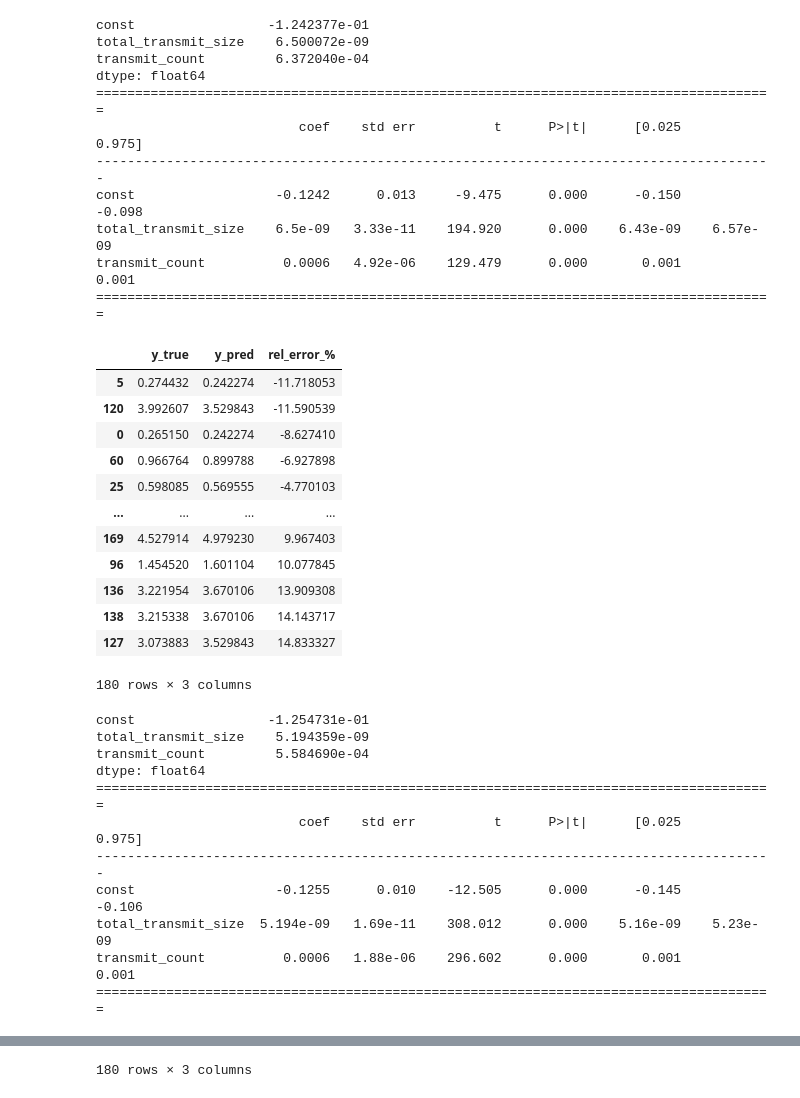
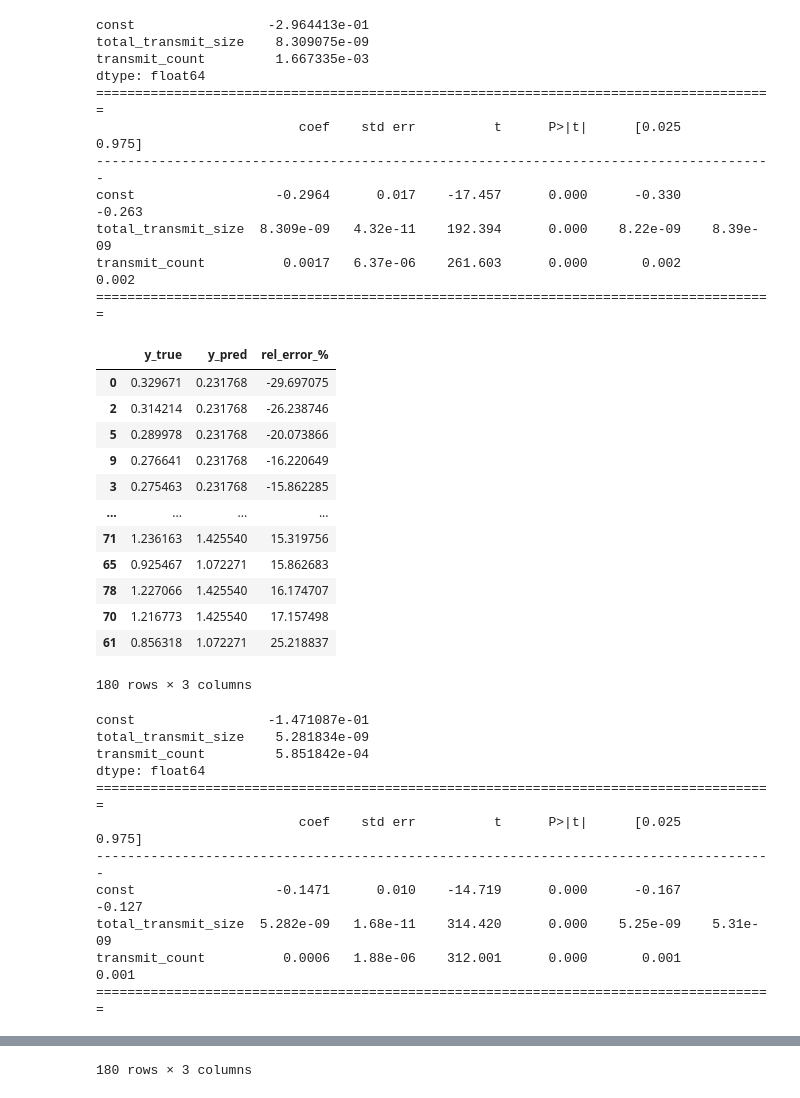
Before and after one commit to Dogacel/Uniference, a Jupyter notebook: notebooks/network_viz.ipynb, the cells around one changed output, grey strips where cells are left out. Saved outputs shown, nothing was run; the diff lists cells and outputs as text; code cells hidden in the pictures.

```diff
--- a/notebooks/network_viz.ipynb
+++ b/notebooks/network_viz.ipynb
@@ -656,7 +265,0 @@ params: [9.54263144e-04 3.06685520e-08 2.94973505e-08 8.38860843e+06]
-# %%
-params = train_model(df)
-
-r1 = bytes_transferred_in_window(0.04, 0.12, *params)
-print(bytes_to_size(r1))
-
-print(duration_for(0.04, size_to_bytes("7.19MB"), *params))
@@ -669,26 +337,36 @@ params: [9.54263144e-04 3.06685520e-08 2.94973505e-08 8.38860843e+06]
 # %%
-with open('../results/rtp4_sim.json', 'r') as f:
+device_count = 2
+
+with open(f'../results/rtp{device_count}_sim.json', 'r') as f:
     sim_rtp_data = json.load(f)
 
-with open('../results/rtp4_orin.json', 'r') as f:
+with open(f'../results/rtp{device_count}_orin.json', 'r') as f:
     orin_rtp_data = json.load(f)
 
 sim_rtp_df = pd.DataFrame(sim_rtp_data)
 orin_rtp_df = pd.DataFrame(orin_rtp_data)
+
+# Normalize the communication and transmission parameters based on device count
+# Scale bandwidth with device_count because each device sends/receives that much more data in total.
+# I.e. a single device transfers 1 chunk to (device_count - 1) other devices, repeated by device_count devices.
+# So total bandwidth usage scales with device_count * (device_count - 1).
+orin_rtp_df.loc[:, "total_transmit_size"] = orin_rtp_df["total_transmit_size"] * (device_count)
+# The overhead of transmit_count is per transfer, not per device.
+orin_rtp_df.loc[:, "transmit_count"] = orin_rtp_df["transmit_count"] * (device_count - 1)
 # %%
 import pandas as pd
 
 # Assuming sim_rtp_df and orin_rtp_df have matching rows by index
-device_count = 4
 comparison_df = pd.DataFrame({
     'prompt_length': sim_rtp_df['prompt_length'],
     'max_tokens': sim_rtp_df['max_tokens'],
-    'sim_duration': sim_rtp_df['total_transmit_duration'] / device_count,  # scaled for 4 devices
+    'transmit_count': sim_rtp_df['transmit_count'],
+    'sim_duration': sim_rtp_df['total_transmit_duration'] / (device_count), # Total duration divided by number of devices, because they run in parallel
     'orin_duration': orin_rtp_df['total_transmit_duration'],
-    'duration_rel_error': ((sim_rtp_df['total_transmit_duration'] / device_count - orin_rtp_df['total_transmit_duration']) / orin_rtp_df['total_transmit_duration']) * 100,  # % error
-    'sim_size': sim_rtp_df['total_transmit_size'] / device_count,  # scaled for 4 devices
+    'duration_rel_error': ((sim_rtp_df['total_transmit_duration'] / (device_count) - orin_rtp_df['total_transmit_duration']) / orin_rtp_df['total_transmit_duration']) * 100,  # % error
+    'sim_size': sim_rtp_df['total_transmit_size'],
     'orin_size': orin_rtp_df['total_transmit_size'],
-    'size_rel_error': ((sim_rtp_df['total_transmit_size'] / device_count - orin_rtp_df['total_transmit_size']) / orin_rtp_df['total_transmit_size']) * 100  # % error
+    'size_rel_error': ((sim_rtp_df['total_transmit_size'] - orin_rtp_df['total_transmit_size']) / orin_rtp_df['total_transmit_size']) * 100  # % error
 })
 
 # Format the DataFrame for display
@@ -713,6 +391,3 @@ fig.update_layout(title="Comparison of Simulation and Orin RTP Data")
 fig.show()
 # %%
 train_df = orin_rtp_df[["total_transmit_duration", "total_transmit_size", "transmit_count"]]
-train_df.loc[:, "total_transmit_size"] = train_df["total_transmit_size"] * device_count
-train_df.loc[:, "transmit_count"] = train_df["transmit_count"] * device_count
-train_df
@@ -826,58 +559,58 @@ def fit_model(train_df: pd.DataFrame):
 # %%
 import json
 
-with open('../results/rtp_orin.json', 'r') as f:
+with open('../results/rtp2_orin.json', 'r') as f:
     orin_rtp_2_data = json.load(f)
 
 with open('../results/rtp4_orin.json', 'r') as f:
     orin_rtp_4_data = json.load(f)
 
 orin_rtp_2_df = pd.DataFrame(orin_rtp_2_data)
 orin_rtp_2_df = orin_rtp_2_df[["total_transmit_duration", "total_transmit_size", "transmit_count"]]
 orin_rtp_2_df.loc[:, "total_transmit_size"] = orin_rtp_2_df["total_transmit_size"] * 2
 orin_rtp_2_df.loc[:, "transmit_count"] = orin_rtp_2_df["transmit_count"] * 2
 
 orin_rtp_4_df = pd.DataFrame(orin_rtp_4_data)
 orin_rtp_4_df = orin_rtp_4_df[["total_transmit_duration", "total_transmit_size", "transmit_count"]]
 orin_rtp_4_df.loc[:, "total_transmit_size"] = orin_rtp_4_df["total_transmit_size"] * 4
 orin_rtp_4_df.loc[:, "transmit_count"] = orin_rtp_4_df["transmit_count"] * 4
 
 fit_model(orin_rtp_2_df)
 fit_model(orin_rtp_4_df)
 # %% [output]
-const                 -1.242377e-01
-total_transmit_size    6.500072e-09
-transmit_count         6.372040e-04
+const                 -2.964413e-01
+total_transmit_size    8.309075e-09
+transmit_count         1.667335e-03
 dtype: float64
 =======================================================================================
                           coef    std err          t      P>|t|      [0.025      0.975]
 ---------------------------------------------------------------------------------------
-const                  -0.1242      0.013     -9.475      0.000      -0.150      -0.098
-total_transmit_size    6.5e-09   3.33e-11    194.920      0.000    6.43e-09    6.57e-09
-transmit_count          0.0006   4.92e-06    129.479      0.000       0.001       0.001
+const                  -0.2964      0.017    -17.457      0.000      -0.330      -0.263
+total_transmit_size  8.309e-09   4.32e-11    192.394      0.000    8.22e-09    8.39e-09
+transmit_count          0.0017   6.37e-06    261.603      0.000       0.002       0.002
 =======================================================================================
 |  | y_true | y_pred | rel_error_% |
-| 5 | 0.274432 | 0.242274 | -11.718053 |
-| 120 | 3.992607 | 3.529843 | -11.590539 |
-| 0 | 0.265150 | 0.242274 | -8.627410 |
-| 60 | 0.966764 | 0.899788 | -6.927898 |
-| 25 | 0.598085 | 0.569555 | -4.770103 |
+| 0 | 0.329671 | 0.231768 | -29.697075 |
+| 2 | 0.314214 | 0.231768 | -26.238746 |
+| 5 | 0.289978 | 0.231768 | -20.073866 |
+| 9 | 0.276641 | 0.231768 | -16.220649 |
+| 3 | 0.275463 | 0.231768 | -15.862285 |
 | ... | ... | ... | ... |
-| 169 | 4.527914 | 4.979230 | 9.967403 |
-| 96 | 1.454520 | 1.601104 | 10.077845 |
-| 136 | 3.221954 | 3.670106 | 13.909308 |
-| 138 | 3.215338 | 3.670106 | 14.143717 |
-| 127 | 3.073883 | 3.529843 | 14.833327 |
+| 71 | 1.236163 | 1.425540 | 15.319756 |
+| 65 | 0.925467 | 1.072271 | 15.862683 |
+| 78 | 1.227066 | 1.425540 | 16.174707 |
+| 70 | 1.216773 | 1.425540 | 17.157498 |
+| 61 | 0.856318 | 1.072271 | 25.218837 |
 180 rows × 3 columns
-const                 -1.254731e-01
-total_transmit_size    5.194359e-09
-transmit_count         5.584690e-04
+const                 -1.471087e-01
+total_transmit_size    5.281834e-09
+transmit_count         5.851842e-04
 dtype: float64
 =======================================================================================
                           coef    std err          t      P>|t|      [0.025      0.975]
 ---------------------------------------------------------------------------------------
-const                  -0.1255      0.010    -12.505      0.000      -0.145      -0.106
-total_transmit_size  5.194e-09   1.69e-11    308.012      0.000    5.16e-09    5.23e-09
-transmit_count          0.0006   1.88e-06    296.602      0.000       0.001       0.001
+const                  -0.1471      0.010    -14.719      0.000      -0.167      -0.127
+total_transmit_size  5.282e-09   1.68e-11    314.420      0.000    5.25e-09    5.31e-09
+transmit_count          0.0006   1.88e-06    312.001      0.000       0.001       0.001
 =======================================================================================
 |  | y_true | y_pred | rel_error_% |
```
Also changed, not shown: parts of 12 cells of this notebook, 4 other files.
